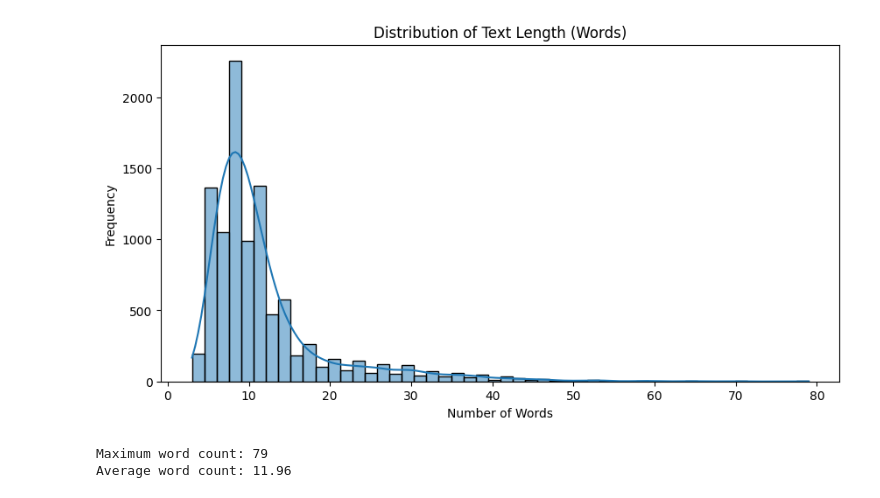
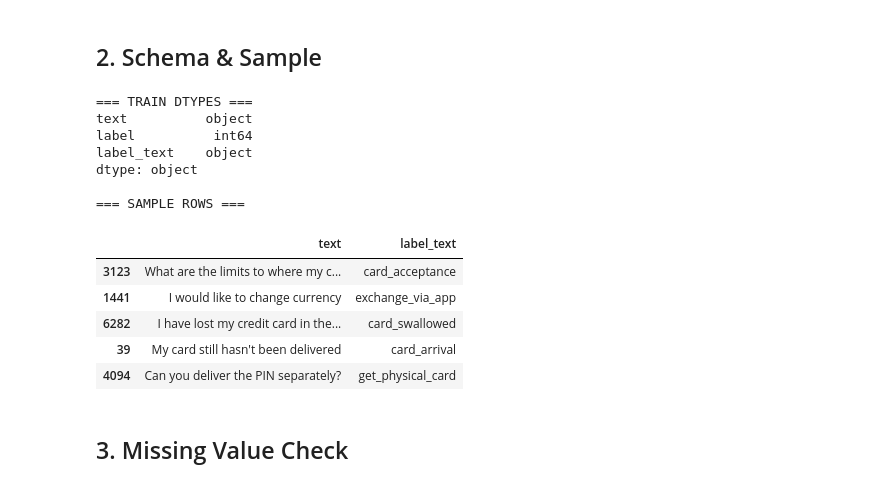
Before and after one commit to saleh04/Call-Analysis-Platform, a Jupyter notebook: notebooks/01_data_exploration.ipynb, the cells around one changed output. Saved outputs shown, nothing was run; the diff lists cells and outputs as text; code cells hidden in the pictures.

```diff
--- a/notebooks/01_data_exploration.ipynb
+++ b/notebooks/01_data_exploration.ipynb
@@ -6,7 +36,11 @@ import os
 # %%
-# Load from local CSV files
-df_train = pd.read_csv('data/raw/banking77-train.csv')
-df_test = pd.read_csv('data/raw/banking77-test.csv')
+TRAIN_PATH = '../data/raw/banking77-train.csv'
+TEST_PATH  = '../data/raw/banking77-test.csv'
 
-print(f"Train shape: {df_train.shape}")
-print(f"Test shape: {df_test.shape}")
+train_df = pd.read_csv(TRAIN_PATH)
+test_df  = pd.read_csv(TEST_PATH)
+
+print(f'Train shape : {train_df.shape}')   # Expected: (9993, 3)
+print(f'Test shape  : {test_df.shape}')    # Expected: (3076, 3)
+print()
+train_df.head()
@@ -68,16 +56,24 @@ plt.show()
-# %%
-df_train['word_count'] = df_train['text'].apply(lambda x: len(x.split()))
-
-plt.figure(figsize=(10, 5))
-sns.histplot(df_train['word_count'], bins=50, kde=True)
-plt.title('Distribution of Text Length (Words)')
-plt.xlabel('Number of Words')
-plt.ylabel('Frequency')
-plt.show()
-
-print(f"Maximum word count: {df_train['word_count'].max()}")
-print(f"Average word count: {df_train['word_count'].mean():.2f}")
-# %% [output]
-[figure, removed]
-Maximum word count: 79
-Average word count: 11.96
+# %% [markdown]
+## 2. Schema & Sample
+# %%
+print('=== TRAIN DTYPES ===')
+print(train_df.dtypes)
+print()
+print('=== SAMPLE ROWS ===')
+train_df[['text', 'label_text']].sample(5, random_state=42)
+# %% [output]
+=== TRAIN DTYPES ===
+text          object
+label          int64
+label_text    object
+dtype: object
+
+=== SAMPLE ROWS ===
+|  | text | label_text |
+| 3123 | What are the limits to where my c... | card_acceptance |
+| 1441 | I would like to change currency | exchange_via_app |
+| 6282 | I have lost my credit card in the... | card_swallowed |
+| 39 | My card still hasn't been delivered | card_arrival |
+| 4094 | Can you deliver the PIN separately? | get_physical_card |
+# %% [markdown]
+## 3. Missing Value Check
```
Also changed, not shown: parts of 22 cells of this notebook.
